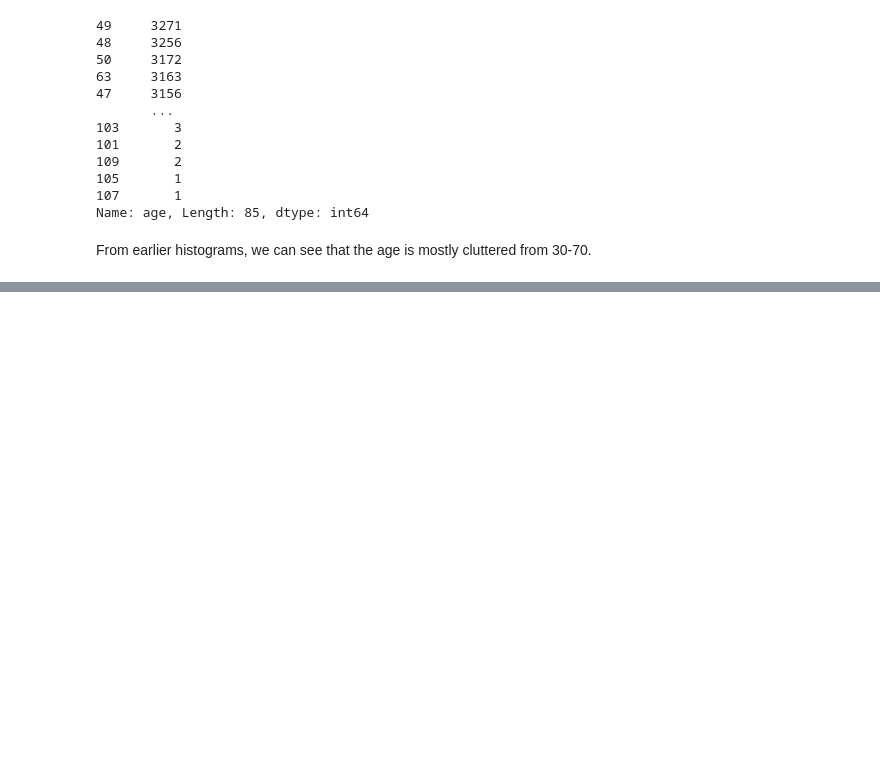
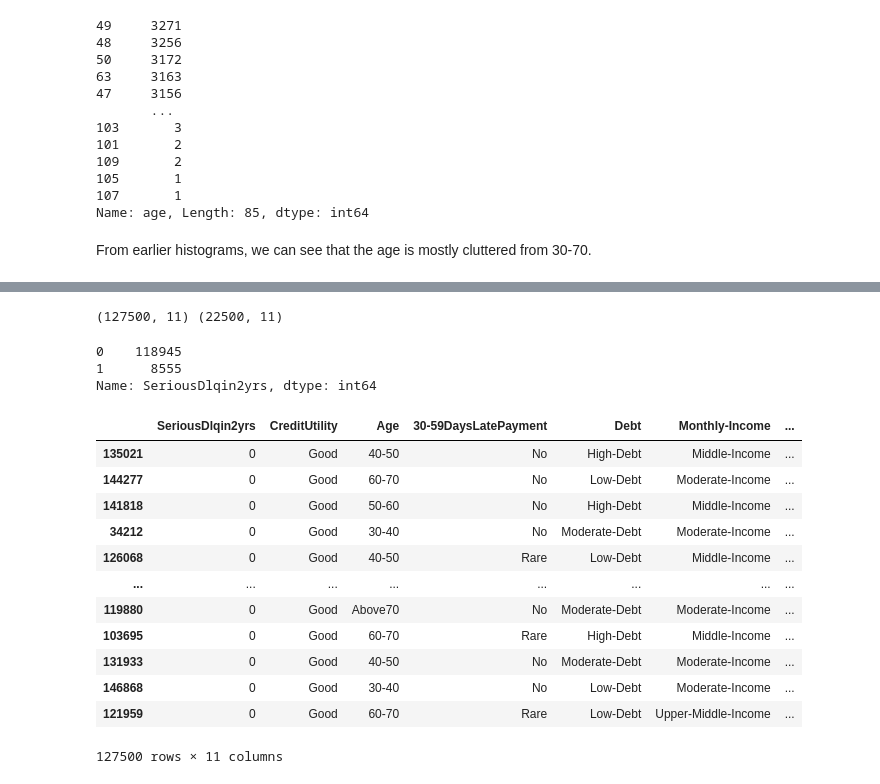
Before and after one commit to poolkit/Credit-Risk-Modelling, a Jupyter notebook: CreditPrediction.ipynb, the cells around one changed output, grey strips where cells are left out. Cells and saved outputs as stored; diff of their text form; code cells hidden in the pictures; blank space fills up the shorter version.

```diff
--- a/CreditPrediction.ipynb
+++ b/CreditPrediction.ipynb
@@ -221,0 +323,6 @@ test
+# %%
+# We have some missing values in monthly income. Let's replace it with median values.
+MonthlyIncomeMedian = train['MonthlyIncome'].median()
+
+train['MonthlyIncome'].fillna(MonthlyIncomeMedian, inplace=True)
+test['MonthlyIncome'].fillna(MonthlyIncomeMedian, inplace=True)
@@ -221,0 +559,6 @@ test
+# %%
+# We have some missing values in no. of dependents. Let's replace it with median values.
+DependentsMedian = train['NumberOfDependents'].median()
+
+train['NumberOfDependents'].fillna(DependentsMedian, inplace=True)
+test['NumberOfDependents'].fillna(DependentsMedian, inplace=True)
@@ -221,0 +603,32 @@ test
+# %%
+category_columns = ['SeriousDlqin2yrs', 'CreditUtility', 'Age', '30-59DaysLatePayment', 'Debt', 'Monthly-Income',
+                    'OpenCreditLines', '90DaysLatePayment', 'RealEstateLoans', '60-89DaysLatePayment', 'Dependents']
+# %%
+train = train[category_columns]
+test = test[category_columns]
+# %%
+print(train.shape, test.shape)
+# %% [output]
+(127500, 11) (22500, 11)
+# %%
+train['SeriousDlqin2yrs'].value_counts()
+# %% [output]
+0    118945
+1      8555
+Name: SeriousDlqin2yrs, dtype: int64
+# %%
+train
+# %% [output]
+|  | SeriousDlqin2yrs | CreditUtility | Age | 30-59DaysLatePayment | Debt | Monthly-Income | ... |
+| 135021 | 0 | Good | 40-50 | No | High-Debt | Middle-Income | ... |
+| 144277 | 0 | Good | 60-70 | No | Low-Debt | Moderate-Income | ... |
+| 141818 | 0 | Good | 50-60 | No | High-Debt | Middle-Income | ... |
+| 34212 | 0 | Good | 30-40 | No | Moderate-Debt | Moderate-Income | ... |
+| 126068 | 0 | Good | 40-50 | Rare | Low-Debt | Middle-Income | ... |
+| ... | ... | ... | ... | ... | ... | ... | ... |
+| 119880 | 0 | Good | Above70 | No | Moderate-Debt | Moderate-Income | ... |
+| 103695 | 0 | Good | 60-70 | Rare | High-Debt | Middle-Income | ... |
+| 131933 | 0 | Good | 40-50 | No | Moderate-Debt | Moderate-Income | ... |
+| 146868 | 0 | Good | 30-40 | No | Low-Debt | Moderate-Income | ... |
+| 121959 | 0 | Good | 60-70 | Rare | Low-Debt | Upper-Middle-Income | ... |
+127500 rows × 11 columns
```
Also changed, not shown: parts of 45 cells of this notebook.
